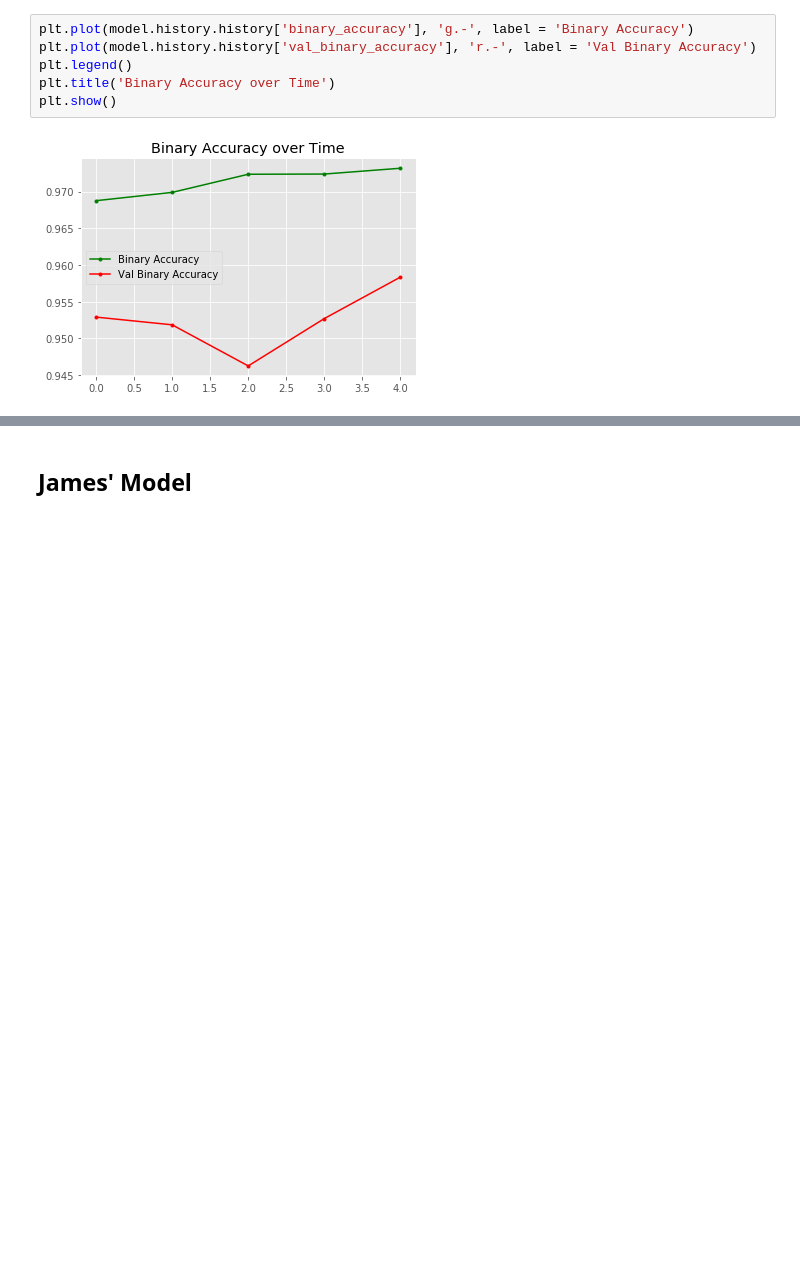
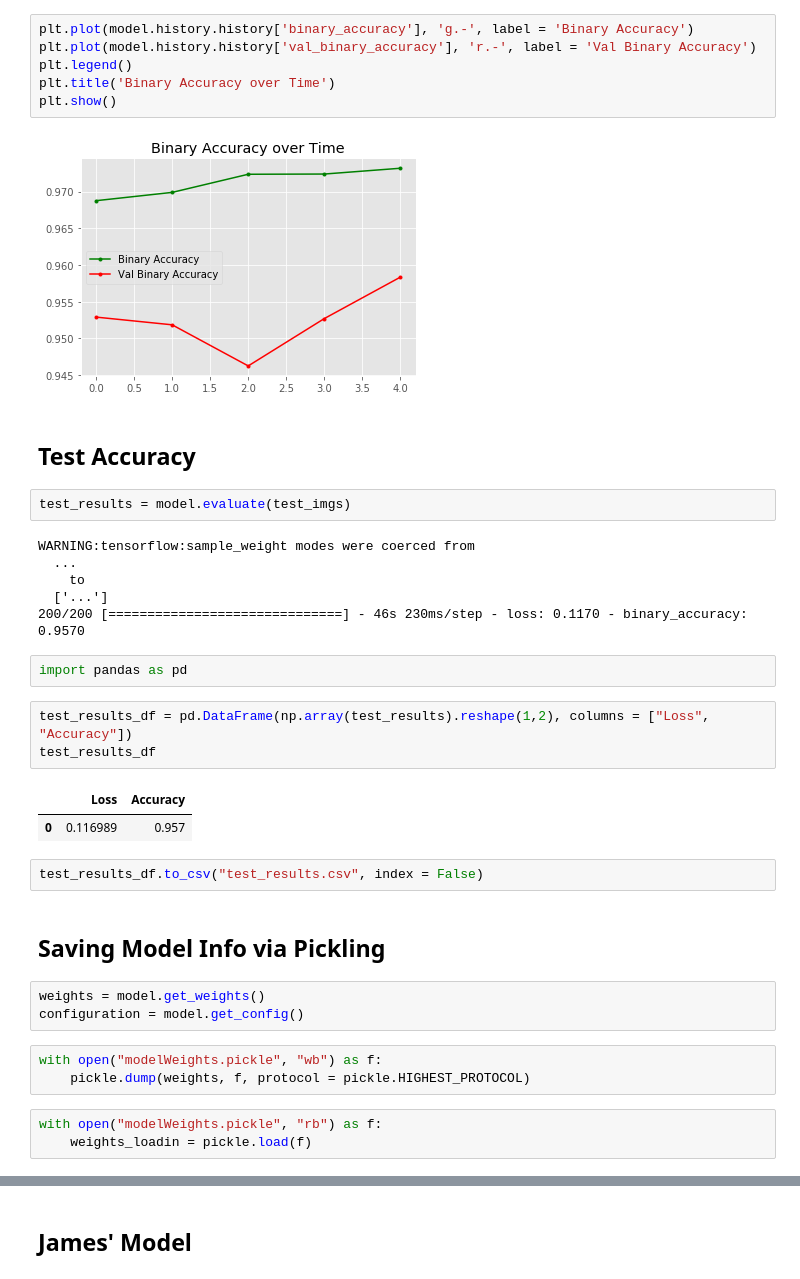
Before and after one commit to culotta2/deepFakeCNN, a Jupyter notebook: neuralNetwork_dev.ipynb, the cells around one changed output, grey strips where cells are left out. Cells and saved outputs as stored; diff of their text form; blank space fills up the shorter version.

```diff
--- a/neuralNetwork_dev.ipynb
+++ b/neuralNetwork_dev.ipynb
@@ -183,3 +182,34 @@ plt.title('Binary Accuracy over Time')
 plt.show()
 # %% [output]
 [figure]
+# %% [markdown]
+## Test Accuracy
+# %%
+test_results = model.evaluate(test_imgs)
+# %% [output]
+WARNING:tensorflow:sample_weight modes were coerced from
+  ...
+    to
+  ['...']
+200/200 [==============================] - 46s 230ms/step - loss: 0.1170 - binary_accuracy: 0.9570
+# %%
+import pandas as pd
+# %%
+test_results_df = pd.DataFrame(np.array(test_results).reshape(1,2), columns = ["Loss", "Accuracy"])
+test_results_df
+# %% [output]
+|  | Loss | Accuracy |
+| 0 | 0.116989 | 0.957 |
+# %%
+test_results_df.to_csv("test_results.csv", index = False)
+# %% [markdown]
+## Saving Model Info via Pickling
+# %%
+weights = model.get_weights()
+configuration = model.get_config()
+# %%
+with open("modelWeights.pickle", "wb") as f:
+    pickle.dump(weights, f, protocol = pickle.HIGHEST_PROTOCOL)
+# %%
+with open("modelWeights.pickle", "rb") as f:
+    weights_loadin = pickle.load(f)
```
Also changed, not shown: parts of 7 cells of this notebook, 7 other files.
